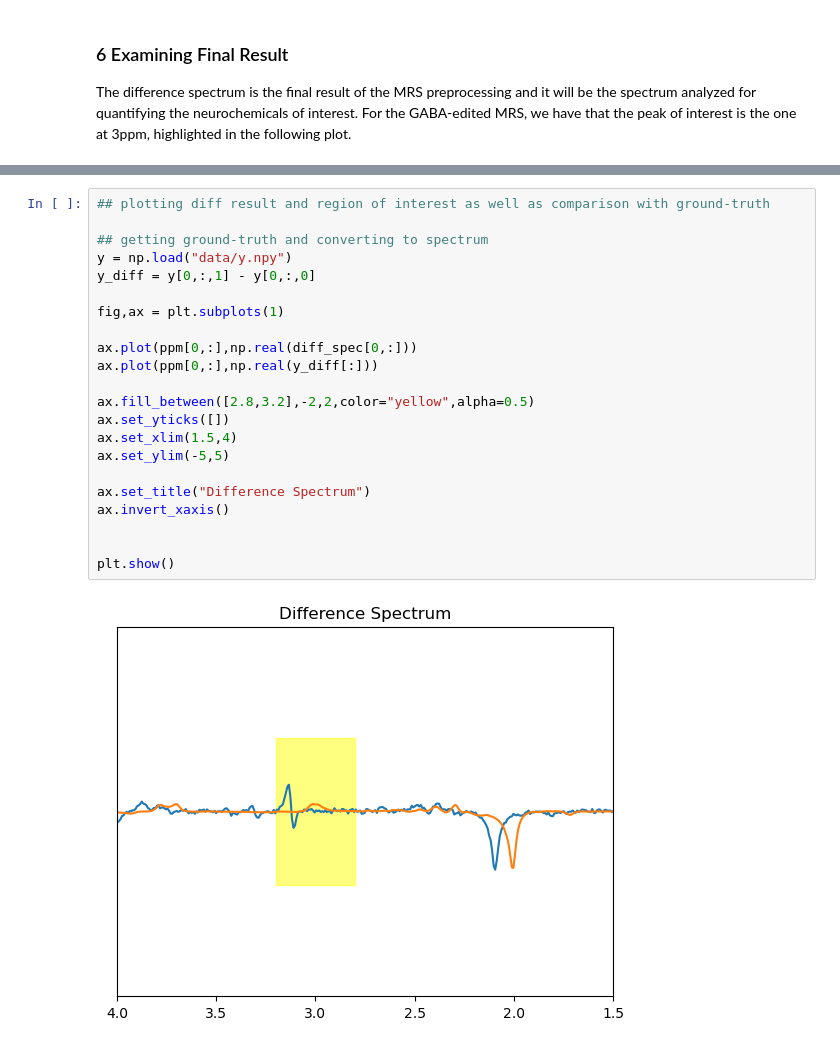
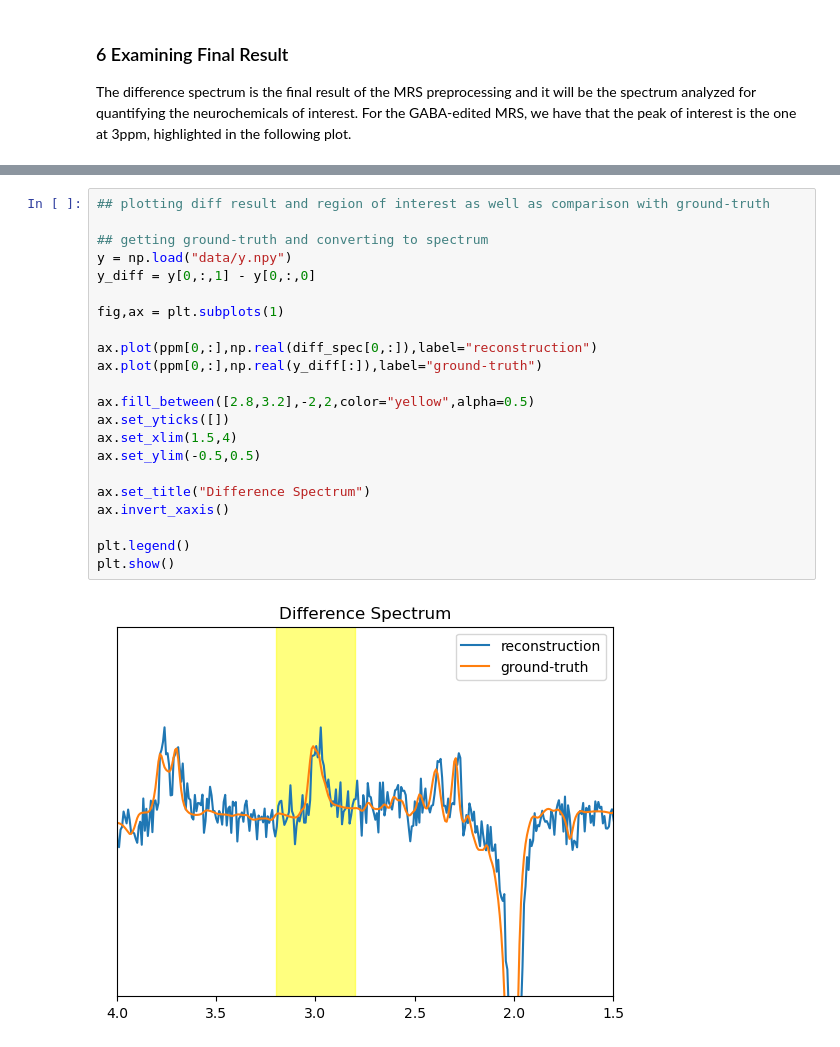
Before and after one commit to rmsouza01/Edited-MRS-challenge, a Jupyter notebook: Tutorials/edited_mrs_tutorial.ipynb, the cells around one changed output, grey strips where cells are left out. Saved outputs shown, nothing was run; the diff lists cells and outputs as text.

```diff
--- a/Tutorials/edited_mrs_tutorial.ipynb
+++ b/Tutorials/edited_mrs_tutorial.ipynb
@@ -233,24 +288,24 @@ plt.plot(np.real(y_diff))
 # %%
 ## plotting diff result and region of interest as well as comparison with ground-truth
 
 ## getting ground-truth and converting to spectrum
 y = np.load("data/y.npy")
 y_diff = y[0,:,1] - y[0,:,0]
 
 fig,ax = plt.subplots(1)
 
-ax.plot(ppm[0,:],np.real(diff_spec[0,:]))
-ax.plot(ppm[0,:],np.real(y_diff[:]))
+ax.plot(ppm[0,:],np.real(diff_spec[0,:]),label="reconstruction")
+ax.plot(ppm[0,:],np.real(y_diff[:]),label="ground-truth")
 
 ax.fill_between([2.8,3.2],-2,2,color="yellow",alpha=0.5)
 ax.set_yticks([])
 ax.set_xlim(1.5,4)
-ax.set_ylim(-5,5)
+ax.set_ylim(-0.5,0.5)
 
 ax.set_title("Difference Spectrum")
 ax.invert_xaxis()
 
-
+plt.legend()
 plt.show()
 # %% [output]
-[figure, old version]
+[figure, new version]
```
Also changed, not shown: parts of 13 cells of this notebook, 2 other files.
